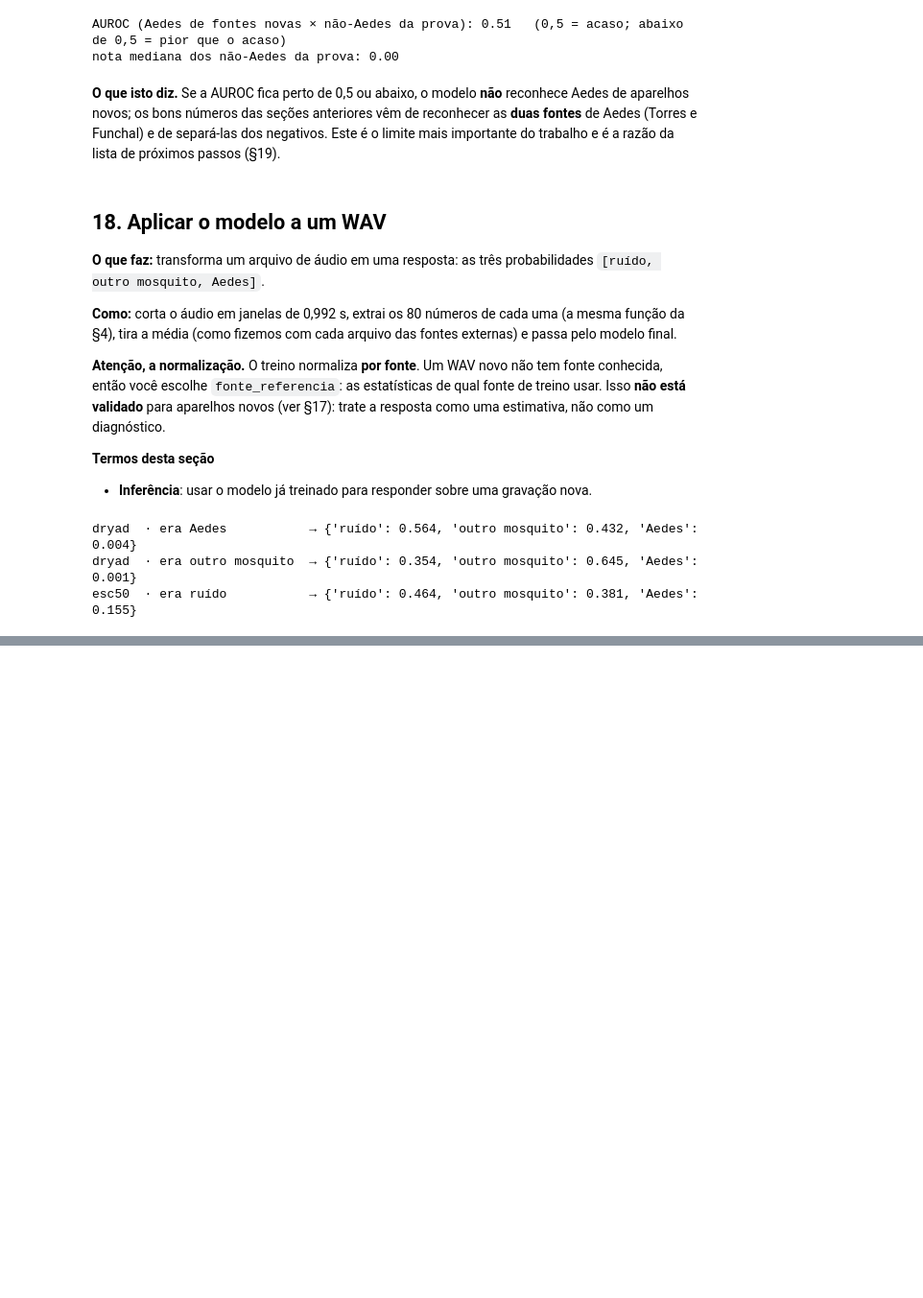
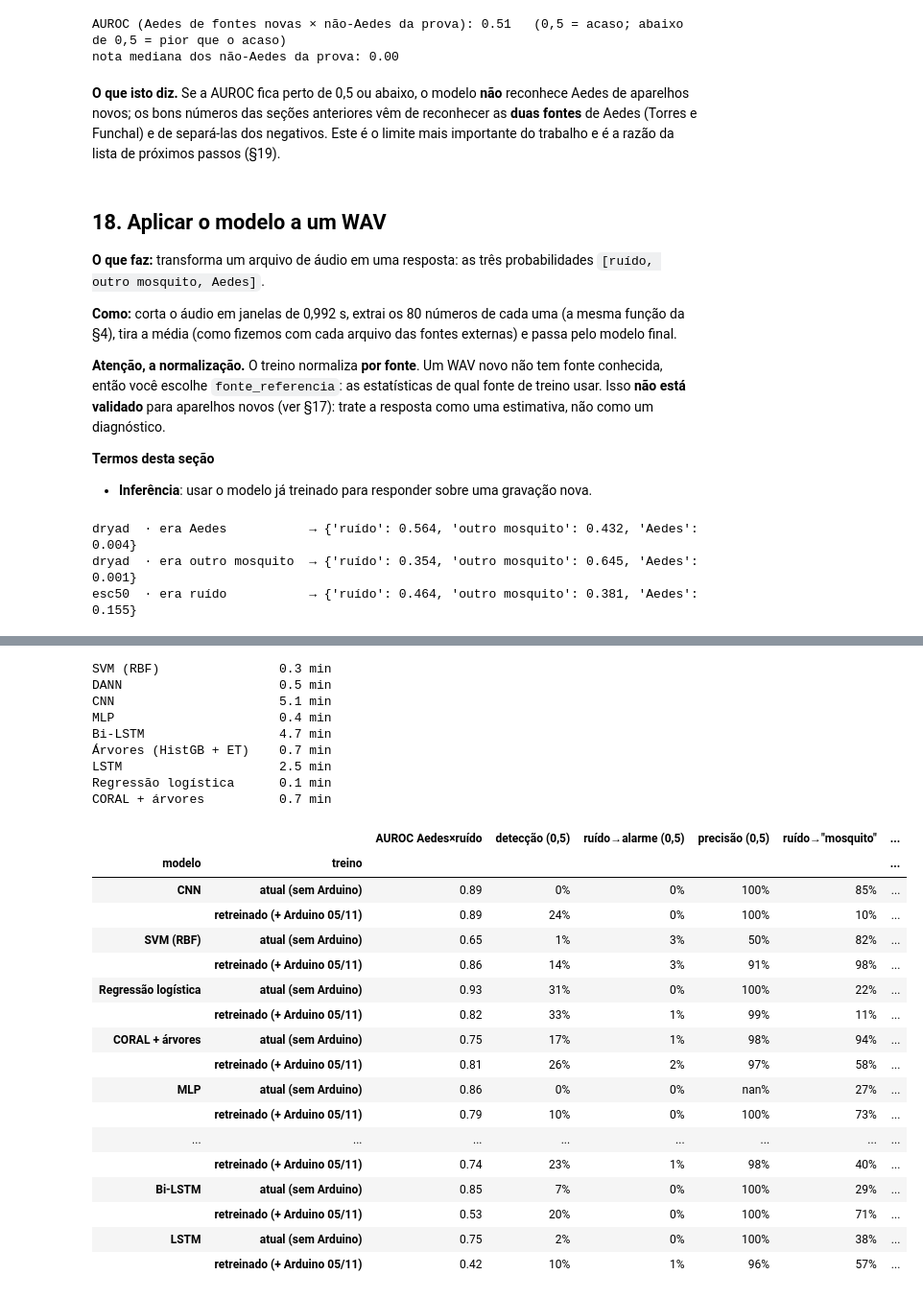
Before and after one commit to Lciarallo/mosquito-wingbeat, a Jupyter notebook: notebooks/detector_ternario_treinamento_teste_aplicacao.ipynb, the cells around one changed output, grey strips where cells are left out. Shown at 96% size. Saved outputs shown, nothing was run; the diff lists cells and outputs as text; code cells hidden in the pictures; blank space fills up the shorter version.

```diff
--- a/notebooks/detector_ternario_treinamento_teste_aplicacao.ipynb
+++ b/notebooks/detector_ternario_treinamento_teste_aplicacao.ipynb
@@ -1652,0 +1352,16 @@ display(por_arquivo.style.format({c: '{:.0%}' for c in por_arquivo.columns if no
+# %%
+PASTA_ARDUINO = RAIZ / 'data/external/arduino_lab_2026_11_05'
+ARQ_ARDUINO = sorted(PASTA_ARDUINO.glob('*.wav'))
+if not ARQ_ARDUINO:
+    raise FileNotFoundError(f'Coloque os 7 WAVs do Arduino em {PASTA_ARDUINO} (ver tabela da §2).')
+
+def armadilha_de(nome):
+    m = re.search(r'Armadilha(\d+)', nome)
+    return 'Armadilha ' + m.group(1) if m else '—'
+
+linhas = []
+for p in ARQ_ARDUINO:
+    info = sf.info(str(p)); bruto = sf.read(str(p), dtype='int16')[0].astype(int)
+    linhas.append(dict(arquivo=p.name, armadilha=armadilha_de(p.name), duracao_s=round(info.duration, 1), taxa_Hz=info.samplerate,
+                       canais=info.channels, amostras_saturadas=f'{np.mean((bruto >= 32767) | (bruto <= -32768)):.1%}'))
+pd.DataFrame(linhas)
@@ -1652,0 +1740,54 @@ display(por_arquivo.style.format({c: '{:.0%}' for c in por_arquivo.columns if no
+# %%
+arq_tr = CACHE / 'arduino_treino_outros_dias.json'
+res_tr = json.loads(arq_tr.read_text()) if arq_tr.exists() and not RECALCULAR_RANKING else {}
+if res_tr.get('_n') != [NA, NT]: res_tr = {'_n': [NA, NT]}          # os dados mudaram: refaz
+for tipo in NOMES:
+    if tipo in res_tr: continue
+    t0 = time.time(); res_tr[tipo] = {}
+    for nome_t, tr in TREINOS.items():
+        notas = []
+        for s in SEMENTES:                                               # 3 repetições, como na §10
+            p_m, p_a = cascata(tipo, DADOS2[tipo], tr, IT, s, Y2, F2, D2); notas.append([p_m, p_m * p_a])
+        res_tr[tipo][nome_t] = np.mean(notas, axis=0).round(5).tolist()  # média das 3 repetições
+    arq_tr.write_text(json.dumps(res_tr))
+    print(f'{NOMES[tipo][0]:24s} {(time.time() - t0) / 60:.1f} min', flush=True)
+
+linhas = []
+for tipo in NOMES:
+    for nome_t in TREINOS:
+        p_m, nota = map(np.array, res_tr[tipo][nome_t])
+        m = medidas_arduino(p_m, nota, YT)
+        linhas.append({'modelo': NOMES[tipo][0], 'treino': nome_t, **{k: m[k] for k in ('AUROC Aedes×ruído', 'detecção (0,5)', 'ruído→alarme (0,5)', 'precisão (0,5)', 'ruído→"mosquito"')},
+                       **{f'AUROC {s_}': roc_auc_score(YT[SES == s_] == 2, nota[SES == s_]) for s_ in ('21/10', '30/09')}})
+tab_tr = pd.DataFrame(linhas)
+ordem_tr = tab_tr[tab_tr.treino.str.startswith('retreinado')].sort_values('AUROC Aedes×ruído', ascending=False).modelo.tolist()
+tab_tr = tab_tr.set_index(['modelo', 'treino']).loc[ordem_tr]
+display(tab_tr.style.format({c: '{:.0%}' for c in tab_tr.columns if 'AUROC' not in c} | {c: '{:.2f}' for c in tab_tr.columns if 'AUROC' in c}))
+# %% [output]
+SVM (RBF)                0.3 min
+DANN                     0.5 min
+CNN                      5.1 min
+MLP                      0.4 min
+Bi-LSTM                  4.7 min
+Árvores (HistGB + ET)    0.7 min
+LSTM                     2.5 min
+Regressão logística      0.1 min
+CORAL + árvores          0.7 min
+|  |  | AUROC Aedes×ruído | detecção (0,5) | ruído→alarme (0,5) | precisão (0,5) | ruído→"mosquito" | ... |
+| modelo | treino |  |  |  |  |  | ... |
+| CNN | atual (sem Arduino) | 0.89 | 0% | 0% | 100% | 85% | ... |
+|  | retreinado (+ Arduino 05/11) | 0.89 | 24% | 0% | 100% | 10% | ... |
+| SVM (RBF) | atual (sem Arduino) | 0.65 | 1% | 3% | 50% | 82% | ... |
+|  | retreinado (+ Arduino 05/11) | 0.86 | 14% | 3% | 91% | 98% | ... |
+| Regressão logística | atual (sem Arduino) | 0.93 | 31% | 0% | 100% | 22% | ... |
+|  | retreinado (+ Arduino 05/11) | 0.82 | 33% | 1% | 99% | 11% | ... |
+| CORAL + árvores | atual (sem Arduino) | 0.75 | 17% | 1% | 98% | 94% | ... |
+|  | retreinado (+ Arduino 05/11) | 0.81 | 26% | 2% | 97% | 58% | ... |
+| MLP | atual (sem Arduino) | 0.86 | 0% | 0% | nan% | 27% | ... |
+|  | retreinado (+ Arduino 05/11) | 0.79 | 10% | 0% | 100% | 73% | ... |
+| ... | ... | ... | ... | ... | ... | ... | ... |
+|  | retreinado (+ Arduino 05/11) | 0.74 | 23% | 1% | 98% | 40% | ... |
+| Bi-LSTM | atual (sem Arduino) | 0.85 | 7% | 0% | 100% | 29% | ... |
+|  | retreinado (+ Arduino 05/11) | 0.53 | 20% | 0% | 100% | 71% | ... |
+| LSTM | atual (sem Arduino) | 0.75 | 2% | 0% | 100% | 38% | ... |
+|  | retreinado (+ Arduino 05/11) | 0.42 | 10% | 1% | 96% | 57% | ... |
```
Also changed, not shown: parts of 33 cells of this notebook, 2 other files.
